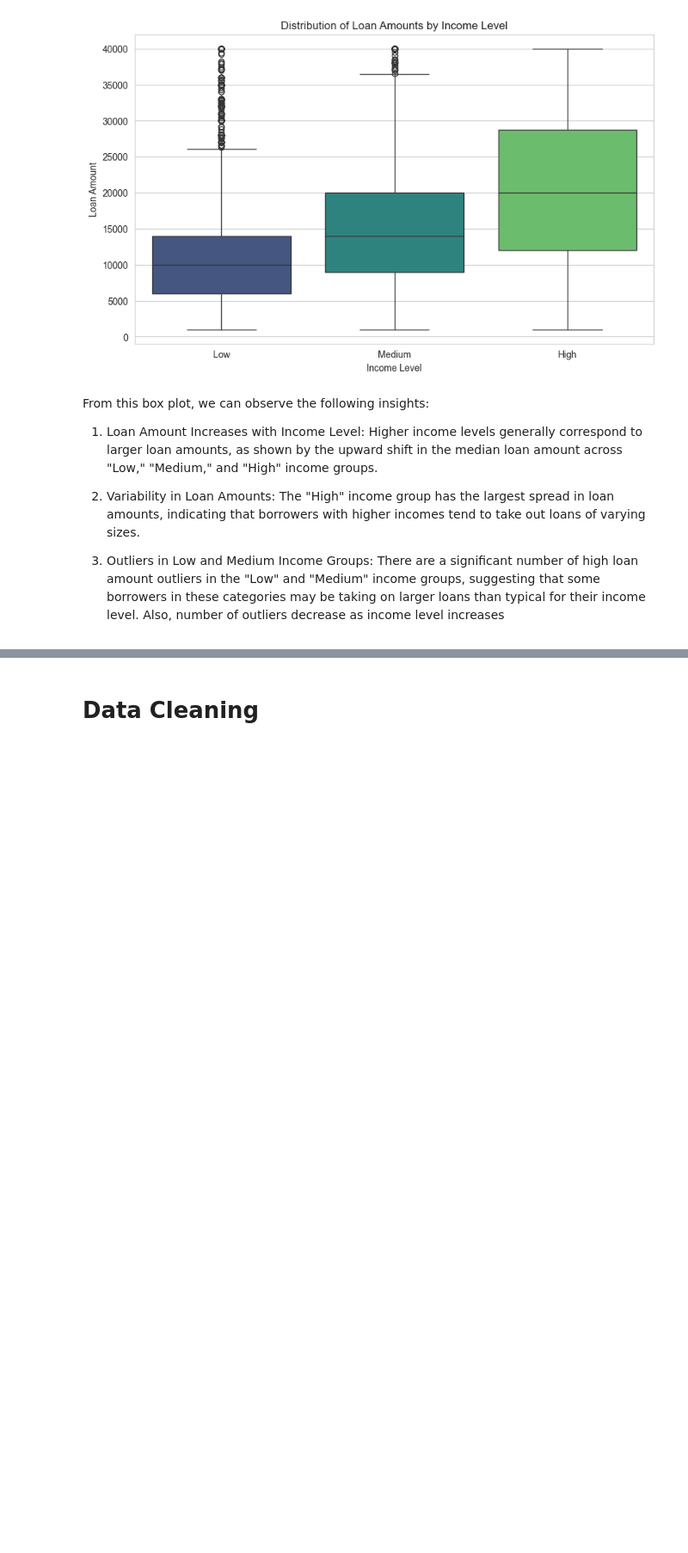
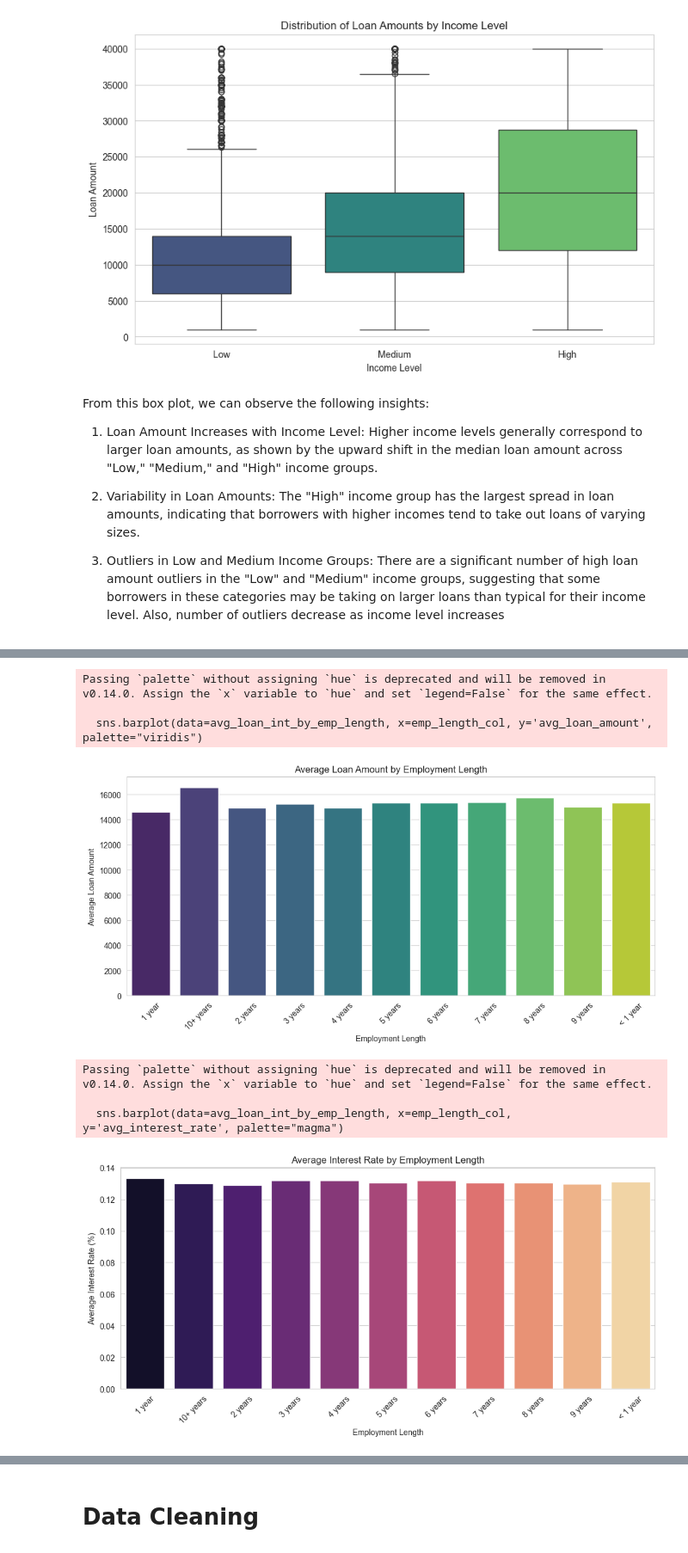
Before and after one commit to alyraafat/Data-Engineering-Project, a Jupyter notebook: M1_MET_P2_52_1008.ipynb, the cells around one changed output, grey strips where cells are left out. Shown at 86% size. Saved outputs shown, nothing was run; the diff lists cells and outputs as text; code cells hidden in the pictures; blank space fills up the shorter version.

```diff
--- a/M1_MET_P2_52_1008.ipynb
+++ b/M1_MET_P2_52_1008.ipynb
@@ -316,0 +320,48 @@ From this box plot, we can observe the following insights:
+# %%
+def analyze_loan_terms_by_emp_length(df: pd.DataFrame, emp_length_col: str='emp_length', loan_col: str='loan_amount', int_rate_col: str='int_rate'):
+    """
+    Analyzes the average loan amount and interest rate by employment length,
+    and visualizes any potential correlation between employment stability and loan terms.
+
+    Parameters:
+    - df: DataFrame containing the loan and employment data.
+    - emp_length_col: The column name for employment length (default is 'emp_length').
+    - loan_col: The column name for loan amount (default is 'loan_amount').
+    - int_rate_col: The column name for interest rate (default is 'int_rate').
+
+    Returns:
+    - None: Displays bar plots of average loan amount and interest rate by employment length.
+    """
+    avg_loan_int_by_emp_length = df.groupby(emp_length_col).agg(
+        avg_loan_amount=(loan_col, 'mean'),
+        avg_interest_rate=(int_rate_col, 'mean')
+    ).reset_index()
+
+    avg_loan_int_by_emp_length = avg_loan_int_by_emp_length.sort_values(by=emp_length_col)
+
+    plt.figure(figsize=(12, 5))
+    sns.barplot(data=avg_loan_int_by_emp_length, x=emp_length_col, y='avg_loan_amount', palette="viridis")
+    plt.title('Average Loan Amount by Employment Length')
+    plt.xlabel('Employment Length')
+    plt.ylabel('Average Loan Amount')
+    plt.xticks(rotation=45)
+    plt.show()
+
+    plt.figure(figsize=(12, 5))
+    sns.barplot(data=avg_loan_int_by_emp_length, x=emp_length_col, y='avg_interest_rate', palette="magma")
+    plt.title('Average Interest Rate by Employment Length')
+    plt.xlabel('Employment Length')
+    plt.ylabel('Average Interest Rate (%)')
+    plt.xticks(rotation=45)
+    plt.show()
+# %%
+analyze_loan_terms_by_emp_length(fintech_df_2)
+# %% [output]
+Passing `palette` without assigning `hue` is deprecated and will be removed in v0.14.0. Assign the `x` variable to `hue` and set `legend=False` for the same effect.
+
+  sns.barplot(data=avg_loan_int_by_emp_length, x=emp_length_col, y='avg_loan_amount', palette="viridis")
+[figure, added]
+Passing `palette` without assigning `hue` is deprecated and will be removed in v0.14.0. Assign the `x` variable to `hue` and set `legend=False` for the same effect.
+
+  sns.barplot(data=avg_loan_int_by_emp_length, x=emp_length_col, y='avg_interest_rate', palette="magma")
+[figure, added]
```
Also changed, not shown: parts of 81 cells of this notebook.
